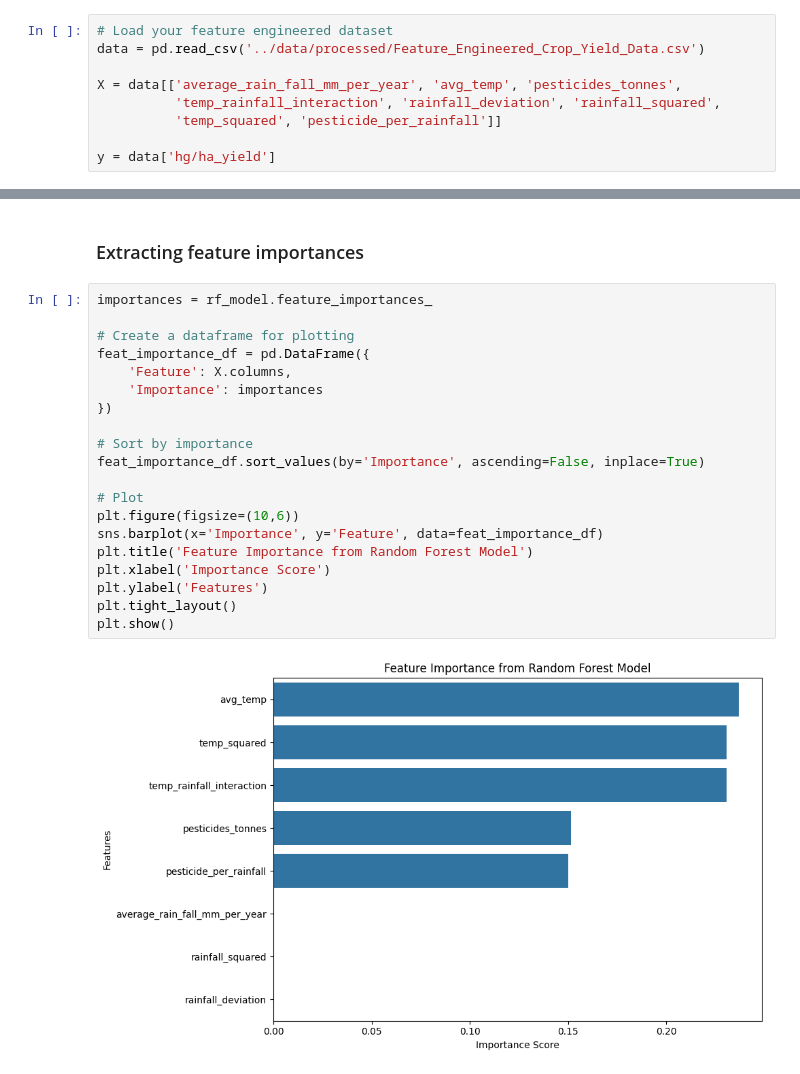
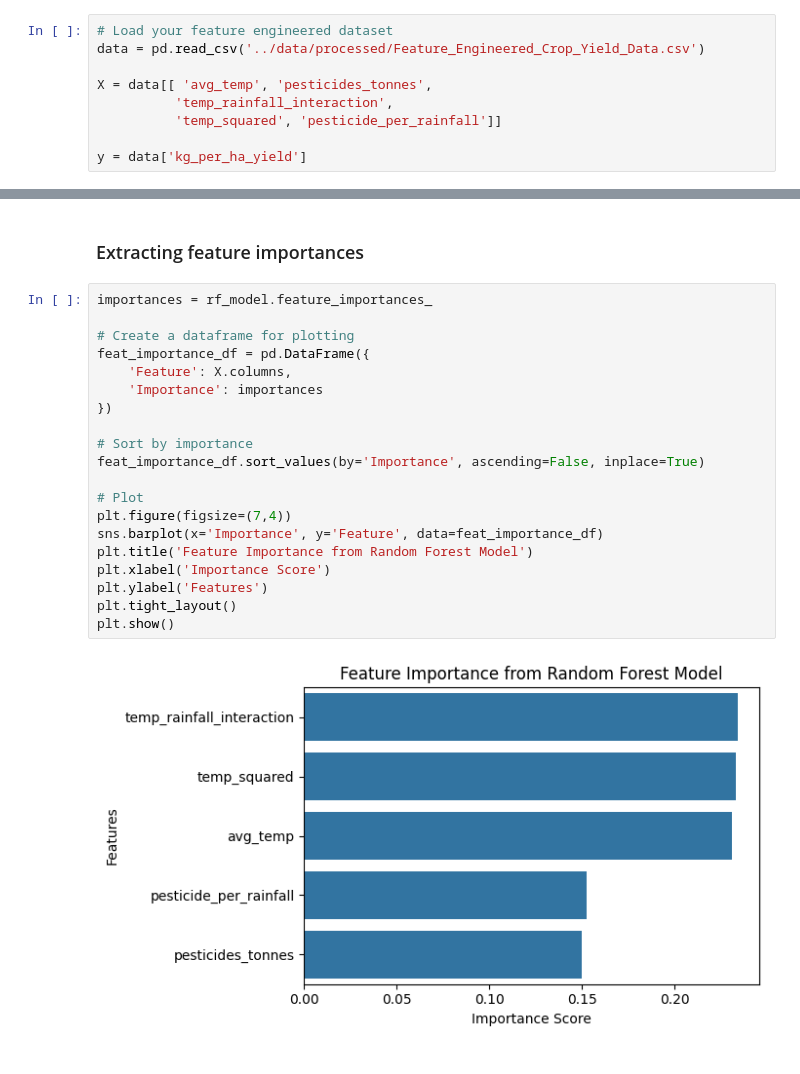
Before and after one commit to dhyan2815/Crop-Yield-Prediction, a Jupyter notebook: notebook/feature_engineering.ipynb, the cells around one changed output, grey strips where cells are left out. Drawn from its saved outputs; the diff is of its cells as text.

```diff
--- a/notebook/feature_engineering.ipynb
+++ b/notebook/feature_engineering.ipynb
@@ -94,11 +93,11 @@ from sklearn.model_selection import train_test_split
 # Load your feature engineered dataset
 data = pd.read_csv('../data/processed/Feature_Engineered_Crop_Yield_Data.csv')
 
-X = data[['average_rain_fall_mm_per_year', 'avg_temp', 'pesticides_tonnes',
-          'temp_rainfall_interaction', 'rainfall_deviation', 'rainfall_squared',
+X = data[[ 'avg_temp', 'pesticides_tonnes',
+          'temp_rainfall_interaction',
           'temp_squared', 'pesticide_per_rainfall']]
 
-y = data['hg/ha_yield']
+y = data['kg_per_ha_yield']
 # %% [markdown]
 ### Initialize and train model
 # %%
@@ -115,22 +112,22 @@ RandomForestRegressor(random_state=42)
 # %%
 importances = rf_model.feature_importances_
 
 # Create a dataframe for plotting
 feat_importance_df = pd.DataFrame({
     'Feature': X.columns,
     'Importance': importances
 })
 
 # Sort by importance
 feat_importance_df.sort_values(by='Importance', ascending=False, inplace=True)
 
 # Plot
-plt.figure(figsize=(10,6))
+plt.figure(figsize=(7,4))
 sns.barplot(x='Importance', y='Feature', data=feat_importance_df)
 plt.title('Feature Importance from Random Forest Model')
 plt.xlabel('Importance Score')
 plt.ylabel('Features')
 plt.tight_layout()
 plt.show()
 # %% [output]
-[figure, old version]
+[figure, new version]
```
Also changed, not shown: parts of 2 cells of this notebook, 6 other files.
